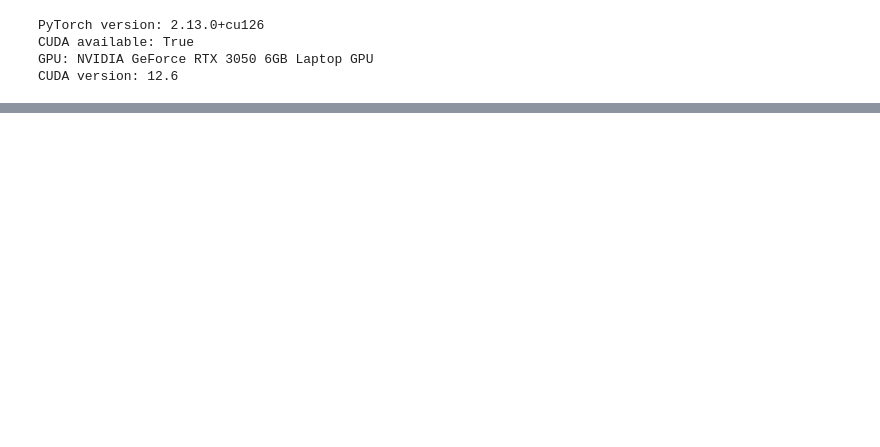
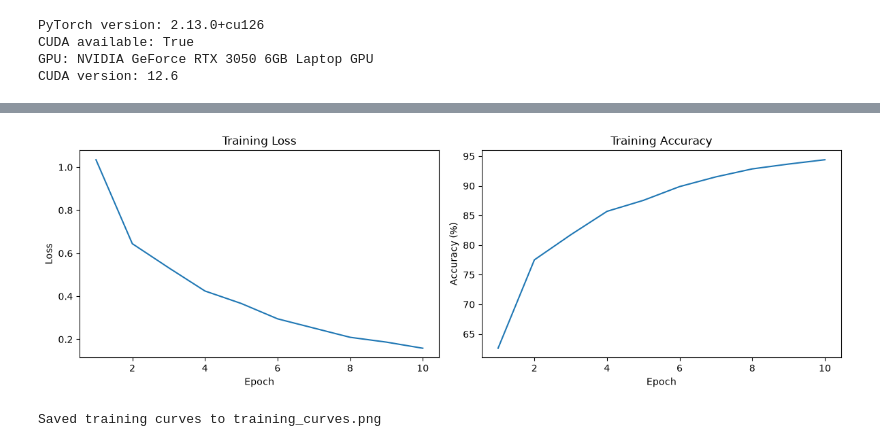
Before and after one commit to aaroncaao/cnn-satellite-classifier, a Jupyter notebook: satellite_classifier.ipynb, the cells around one changed output, grey strips where cells are left out. Saved outputs shown, nothing was run; the diff lists cells and outputs as text; code cells hidden in the pictures; blank space fills up the shorter version.

```diff
--- a/satellite_classifier.ipynb
+++ b/satellite_classifier.ipynb
@@ -36,0 +107,7 @@ print(f"Label: {label} ({class_names[label]})")
+# %%
+# Set up device and DataLoaders
+device = torch.device("cuda" if torch.cuda.is_available() else "cpu")
+print(f"Using device: {device}")
+
+train_loader = DataLoader(train_dataset, batch_size=64, shuffle=True, num_workers=0)
+test_loader = DataLoader(test_dataset, batch_size=64, shuffle=False, num_workers=0)
@@ -36,0 +144,9 @@ print(f"Label: {label} ({class_names[label]})")
+# %%
+# Create model and test forward pass
+model = SatelliteCNN().to(device)
+print(f"Model architecture:\n{model}")
+
+# Verify dimensions with a dummy batch
+dummy = torch.randn(64, 3, 64, 64).to(device)
+output = model(dummy)
+print(f"\nTest forward pass output shape: {output.shape}")
@@ -36,0 +204,10 @@ print(f"Label: {label} ({class_names[label]})")
+# %%
+# --- Run Training ---
+criterion = nn.CrossEntropyLoss()
+optimizer = optim.Adam(model.parameters(), lr=0.001)
+
+print("--- Training ---")
+num_epochs = 10
+train_losses, train_accuracies = train_model(
+    model, train_loader, criterion, optimizer, num_epochs, device
+)
@@ -36,0 +226,20 @@ print(f"Label: {label} ({class_names[label]})")
+# %%
+# Plot training curves
+fig, (ax1, ax2) = plt.subplots(1, 2, figsize=(12, 4))
+ax1.plot(range(1, num_epochs + 1), train_losses)
+ax1.set_title("Training Loss")
+ax1.set_xlabel("Epoch")
+ax1.set_ylabel("Loss")
+
+ax2.plot(range(1, num_epochs + 1), train_accuracies)
+ax2.set_title("Training Accuracy")
+ax2.set_xlabel("Epoch")
+ax2.set_ylabel("Accuracy (%)")
+
+plt.tight_layout()
+plt.savefig("training_curves.png")
+plt.show()
+print("Saved training curves to training_curves.png")
+# %% [output]
+[figure, added]
+Saved training curves to training_curves.png
```
Also changed, not shown: parts of 12 cells of this notebook, 5 other files.
